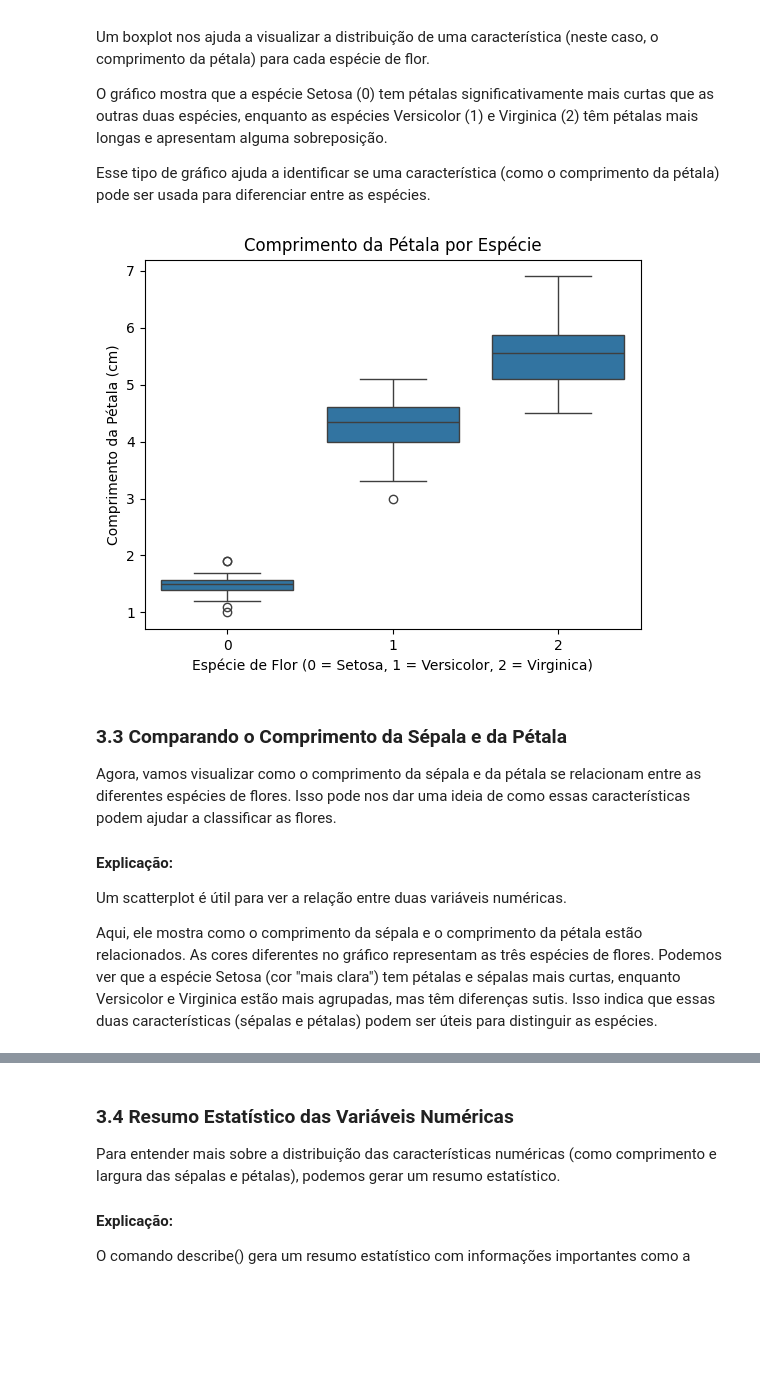
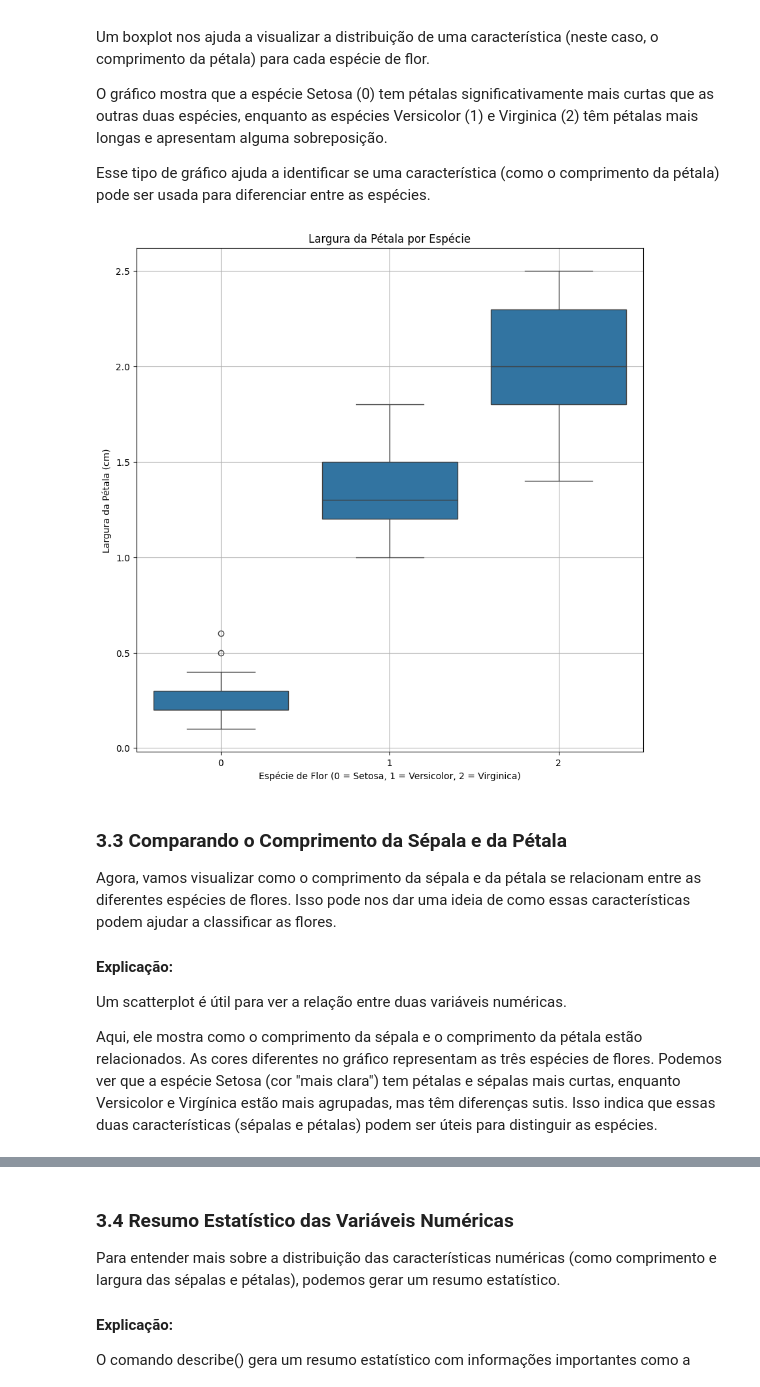
Before and after one commit to Hericson/Ciencia-de-Dados-Capacita-Brasil, a Jupyter notebook: Aula01-Desvendando Ciência de Dados e Inteligência Artificial.ipynb, the cells around one changed output, grey strips where cells are left out. Cells and saved outputs as stored; diff of their text form; code cells hidden in the pictures; blank space fills up the shorter version.

```diff
--- a/Aula01-Desvendando Ciência de Dados e Inteligência Artificial.ipynb
+++ b/Aula01-Desvendando Ciência de Dados e Inteligência Artificial.ipynb
@@ -112,13 +126,15 @@ O gráfico mostra que a espécie Setosa (0) tem pétalas significativamente mais
 Esse tipo de gráfico ajuda a identificar se uma característica (como o comprimento da pétala) pode ser usada para diferenciar entre as espécies.
 # %%
 # Boxplot para comparar o comprimento da pétala entre as espécies
-sns.boxplot(x='species', y='petal length (cm)', data=dados)
-plt.title("Comprimento da Pétala por Espécie")
+plt.figure(figsize=(10,10))
+sns.boxplot(x='species', y='petal width (cm)', data=dados)
+plt.title("Largura da Pétala por Espécie")
 plt.xlabel("Espécie de Flor (0 = Setosa, 1 = Versicolor, 2 = Virginica)")
-plt.ylabel("Comprimento da Pétala (cm)")
+plt.ylabel("Largura da Pétala (cm)")
+plt.grid(True)
 plt.show()
 # %% [output]
-[figure, old version]
+[figure, new version]
 # %% [markdown]
 ### 3.3 Comparando o Comprimento da Sépala e da Pétala
 
@@ -129,7 +145,7 @@ Agora, vamos visualizar como o comprimento da sépala e da pétala se relacionam
 Um scatterplot é útil para ver a relação entre duas variáveis numéricas.
 
 Aqui, ele mostra como o comprimento da sépala e o comprimento da pétala estão relacionados.
-As cores diferentes no gráfico representam as três espécies de flores. Podemos ver que a espécie Setosa (cor "mais clara") tem pétalas e sépalas mais curtas, enquanto Versicolor e Virginica estão mais agrupadas, mas têm diferenças sutis.
+As cores diferentes no gráfico representam as três espécies de flores. Podemos ver que a espécie Setosa (cor "mais clara") tem pétalas e sépalas mais curtas, enquanto Versicolor e Virgínica estão mais agrupadas, mas têm diferenças sutis.
 Isso indica que essas duas características (sépalas e pétalas) podem ser úteis para distinguir as espécies.
 # %%
 # Scatterplot para comparar comprimento da sépala e da pétala
```
Also changed, not shown: parts of 14 cells of this notebook, 4 other files.
